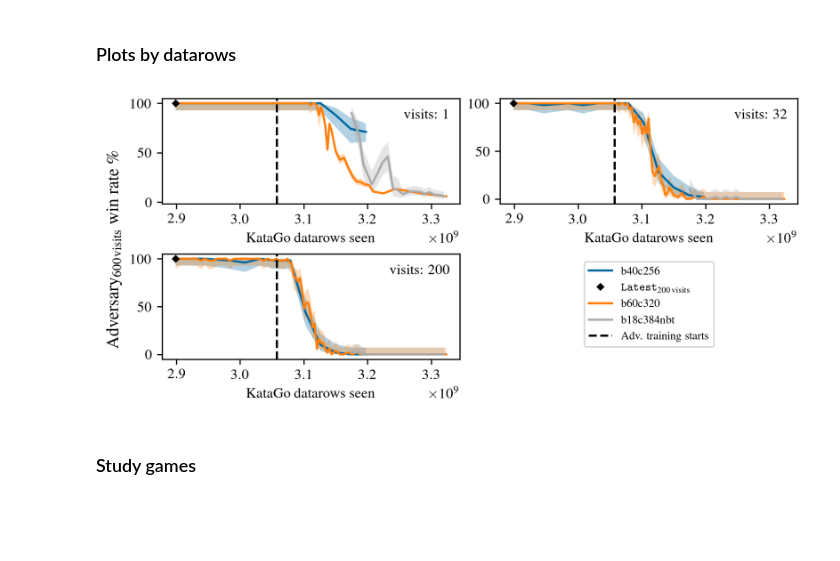
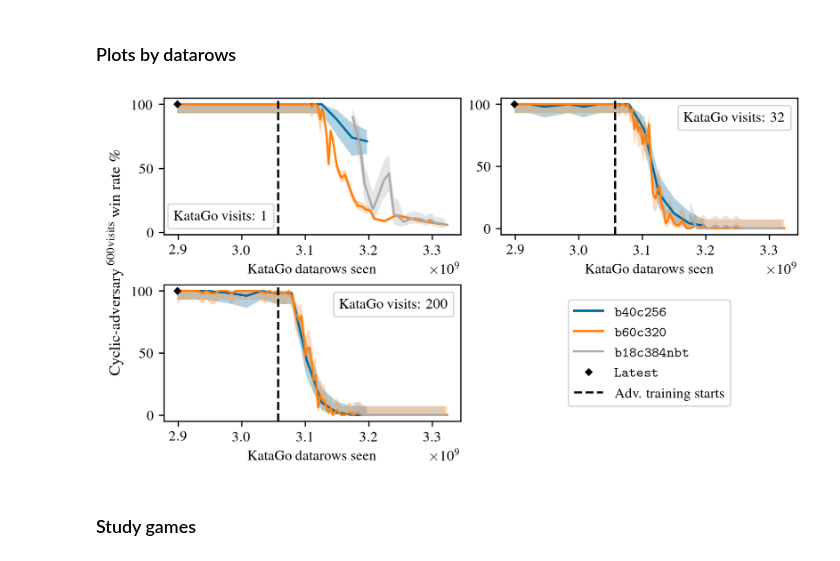
Before and after one commit to AlignmentResearch/KataGoVisualizer, a Jupyter notebook: notebooks/notebooks/paper/katago-new-ckpt-evals.ipynb, the cells around one changed output. Saved outputs shown, nothing was run; the diff lists cells and outputs as text; code cells hidden in the pictures; blank space fills up the shorter version.

Commit message:
Update plots

```diff
--- a/notebooks/notebooks/paper/katago-new-ckpt-evals.ipynb
+++ b/notebooks/notebooks/paper/katago-new-ckpt-evals.ipynb
@@ -10,6 +10,7 @@ and going until networks from 2023-03-14
 %autoreload 2
 # %%
 import os
+
 import matplotlib.pyplot as plt
 import numpy as np
 import pandas as pd
@@ -18,6 +19,14 @@ from IPython.core.display import HTML
 from IPython.display import display
 from sgf_parser import game_info
 from statsmodels.stats.proportion import proportion_confint
+
+plt.style.use(
+    [
+        "tableau-colorblind10",
+        utils.get_style("default"),
+        utils.get_style("1-col"),
+    ]
+)
 # %% [markdown]
 ### Parse data
 # %%
@@ -256,8 +292,9 @@ for victim_visits in [1, 4096]:
     sub_df = df_ft.query("victim_visits == @victim_visits")
 
     mean_df = sub_df.groupby("adv_cml_steps").adv_win.mean()
+    visit_suffix = "visits" if victim_visits > 1 else "visit"
     (100 * mean_df).plot(
-        label=rf"$\texttt{{b60-s7702m}}$ ({victim_visits} visits)",
+        label=rf"$\texttt{{b60-s7702m}}^\mathrm{{{victim_visits}\,{visit_suffix}}}$",
     )
 
     # Compute Clopper-Pearson confidence intervals
@@ -291,5 +328,6 @@ plt.ylabel("Adversary win rate \%")
 plt.legend(loc="upper center", bbox_to_anchor=(0.5, 1.15), ncol=2)
 
 plt.ylim(-5, 105)
+plt.savefig(f"adv-finetune-vs-steps.pgf", backend="pgf")
 plt.show()
 # %% [output]
@@ -324,7 +362,7 @@ def generate_fancy_row_plots(
         )
         mean_df = sub_df.groupby("victim_rows").adv_win.mean()
 
-        (100 * mean_df).plot(label=net_type, color=colors[i])
+        (100 * mean_df).plot(label=fr"\texttt{{{net_type}}}", color=colors[i])
 
         # Compute Clopper-Pearson confidence intervals
         ci_df = sub_df.groupby("victim_rows").adv_win.apply(
@@ -353,7 +391,7 @@ def generate_fancy_row_plots(
                 LATEST_ROWS,
                 100 * sub_df.query("victim_rows == @LATEST_ROWS").adv_win.mean(),
                 "D",
-                label=r"\texttt{Latest}$_\mathrm{200\,visits}$",
+                label=r"\texttt{Latest}",
                 color="black",
                 # set size
                 markersize=3,
@@ -365,53 +403,62 @@ def generate_fancy_row_plots(
         color="black",
         linestyle="--",
         label="Adv. training starts",
     )
 
     plt.xlabel(rf"KataGo datarows seen")
 
-    # Empty legend in lower right corner with just a title
-    plt.legend(
-        [],
-        [],
-        loc="upper right",
-        title=f"visits: {victim_visits}",
-        frameon=False,
-        bbox_to_anchor=(1, 1),
-    )
-
 
 adv_name = "adv-s545065216-v600-AMCTS"
 for i, victim_visits in enumerate([1, 32, 200]):
     plt.subplot(2, 2, i + 1)
     generate_fancy_row_plots(
         adv_name=adv_name,
         net_types=["b40c256", "b60c320", "b18c384nbt"],
         victim_visits=victim_visits,
     )
+    # Empty legend in upper right corner with just a title
+    # Plot dummy line to get handle
+    line, = plt.plot([], [], label="", color="white")
+    plt.legend(
+        [line],
+        [f"KataGo visits: {victim_visits}"],
+        loc="lower left" if i == 0 else "upper right",
+        frameon=True,
+        bbox_to_anchor=(-0.01, -0.01) if i == 0 else (1, 1),
+        handlelength=0,
+        handletextpad=0,
+    )
 
 # Make one legend for all plots
 handles, labels = plt.gca().get_legend_handles_labels()
 by_label = dict(zip(labels, handles))
+handles, labels = list(by_label.values()), list(by_label.keys())
+legend_perm = [0, 2, 3, 1, 4]
+handles = [handles[i] for i in legend_perm]
+labels = [labels[i] for i in legend_perm]
 
 plt.subplot(2, 2, 4)
 plt.axis("off")
 plt.legend(
-    by_label.values(),
-    by_label.keys(),
-    loc="upper center",
-    bbox_to_anchor=(0.5, 0.98),
+    handles,
+    labels,
+    loc="center",
+    bbox_to_anchor=(0.5, 0.5),
 )
 
 # Set y label for all plots
-plt.gcf().supylabel(
-    r"Adversary$_\mathrm{600\,visits}$ win rate \%"
-    + ("\n(finetuned adversary)" if "s22887680" in adv_name else "")
+plt.gcf().set_figheight(plt.gcf().get_figheight() * 1.2)
+ylabel = plt.gcf().supylabel(
+    r"Cyclic-adversary\,$^\mathrm{600\,visits}$ win rate \%"
+    + ("\n(finetuned adversary)" if "s22887680" in adv_name else ""),
+    fontsize=11,
 )
+ylabel.set_position((0, 0.55))
+
+plt.savefig(f"katago-adv-training-grouped.pgf", backend="pgf")
 plt.show()
-
-# generate_fancy_plots(adv_name="adv-s22887680-v600-AMCTS", net_types=["b60c320"])
 # %% [output]
-[figure, old version]
+[figure, new version]
 # %% [markdown]
 ### Study games
 # %%
```
Also changed, not shown: parts of 6 cells of this notebook.
